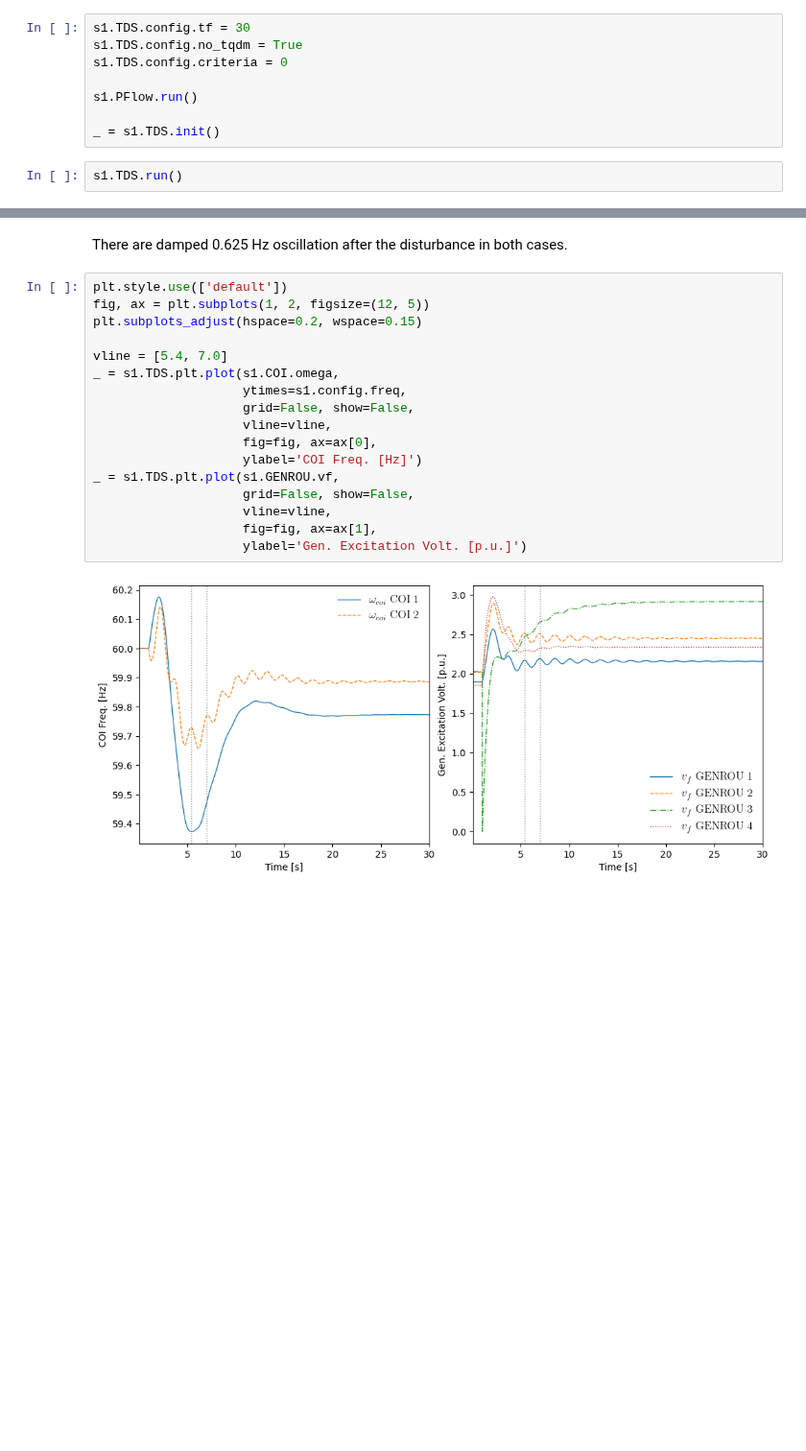
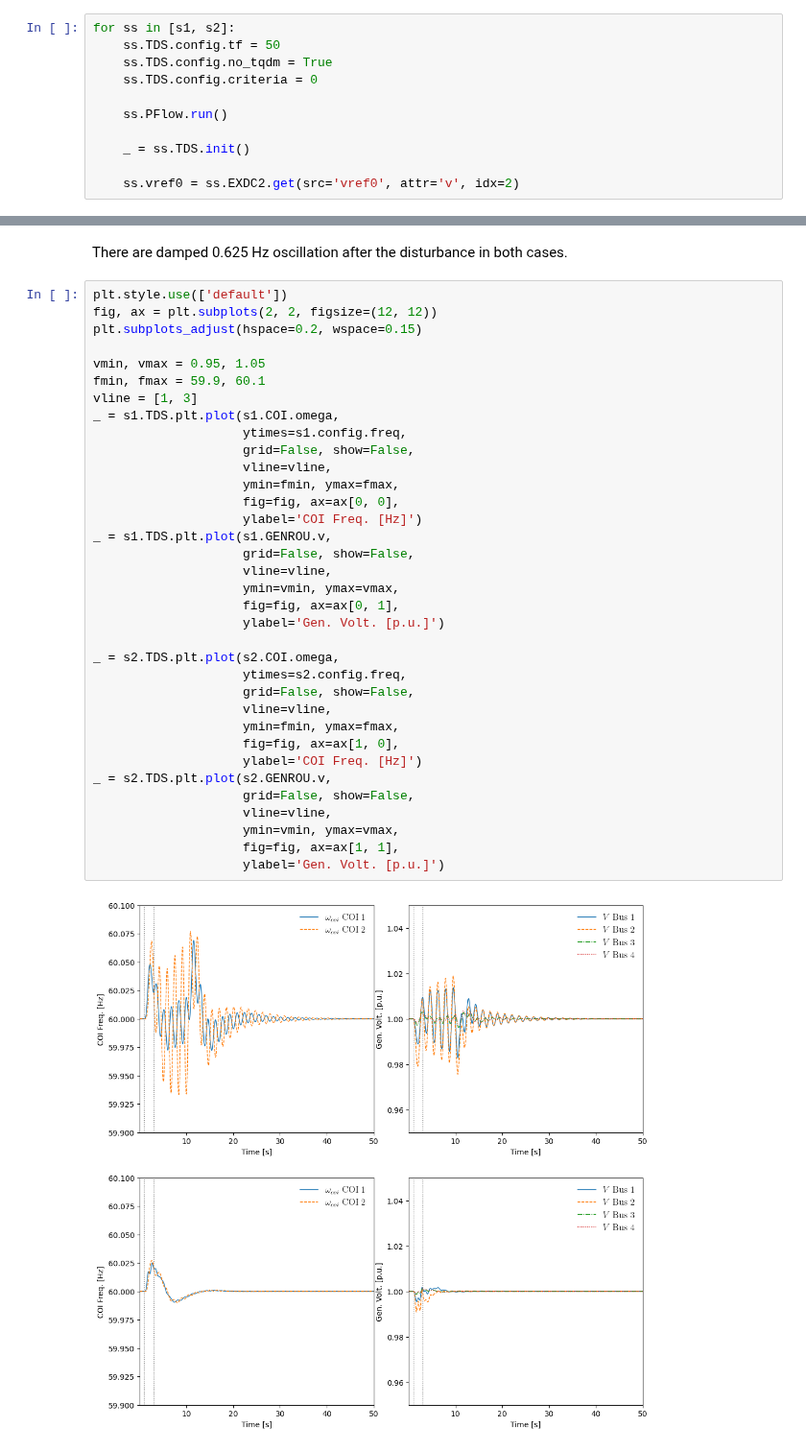
Before and after one commit to CURENT/demo, a Jupyter notebook: demo/force_oscillation/force_oscillation.ipynb, the cells around one changed output, grey strips where cells are left out. Shown at 96% size. Saved outputs shown, nothing was run; the diff lists cells and outputs as text; blank space fills up the shorter version.

```diff
--- a/demo/force_oscillation/force_oscillation.ipynb
+++ b/demo/force_oscillation/force_oscillation.ipynb
@@ -50,12 +58,13 @@ True
 # %% [markdown]
 One tie line is tripped at 2s.
 # %%
-s1.TDS.config.tf = 30
-s1.TDS.config.no_tqdm = True
-s1.TDS.config.criteria = 0
+for ss in [s1, s2]:
+    ss.TDS.config.tf = 50
+    ss.TDS.config.no_tqdm = True
+    ss.TDS.config.criteria = 0
 
-s1.PFlow.run()
+    ss.PFlow.run()
 
-_ = s1.TDS.init()
+    _ = ss.TDS.init()
+
+    ss.vref0 = ss.EXDC2.get(src='vref0', attr='v', idx=2)
-# %%
-s1.TDS.run()
@@ -66,20 +75,38 @@ True
 There are damped 0.625 Hz oscillation after the disturbance in both cases.
 # %%
 plt.style.use(['default'])
-fig, ax = plt.subplots(1, 2, figsize=(12, 5))
+fig, ax = plt.subplots(2, 2, figsize=(12, 12))
 plt.subplots_adjust(hspace=0.2, wspace=0.15)
 
-vline = [5.4, 7.0]
+vmin, vmax = 0.95, 1.05
+fmin, fmax = 59.9, 60.1
+vline = [1, 3]
 _ = s1.TDS.plt.plot(s1.COI.omega,
                     ytimes=s1.config.freq,
                     grid=False, show=False,
                     vline=vline,
-                    fig=fig, ax=ax[0],
+                    ymin=fmin, ymax=fmax,
+                    fig=fig, ax=ax[0, 0],
                     ylabel='COI Freq. [Hz]')
-_ = s1.TDS.plt.plot(s1.GENROU.vf,
+_ = s1.TDS.plt.plot(s1.GENROU.v,
                     grid=False, show=False,
                     vline=vline,
-                    fig=fig, ax=ax[1],
-                    ylabel='Gen. Excitation Volt. [p.u.]')
+                    ymin=vmin, ymax=vmax,
+                    fig=fig, ax=ax[0, 1],
+                    ylabel='Gen. Volt. [p.u.]')
+
+_ = s2.TDS.plt.plot(s2.COI.omega,
+                    ytimes=s2.config.freq,
+                    grid=False, show=False,
+                    vline=vline,
+                    ymin=fmin, ymax=fmax,
+                    fig=fig, ax=ax[1, 0],
+                    ylabel='COI Freq. [Hz]')
+_ = s2.TDS.plt.plot(s2.GENROU.v,
+                    grid=False, show=False,
+                    vline=vline,
+                    ymin=vmin, ymax=vmax,
+                    fig=fig, ax=ax[1, 1],
+                    ylabel='Gen. Volt. [p.u.]')
 # %% [output]
-[figure, old version]
+[figure, new version]
```
Also changed, not shown: parts of 3 cells of this notebook, 2 other files.
